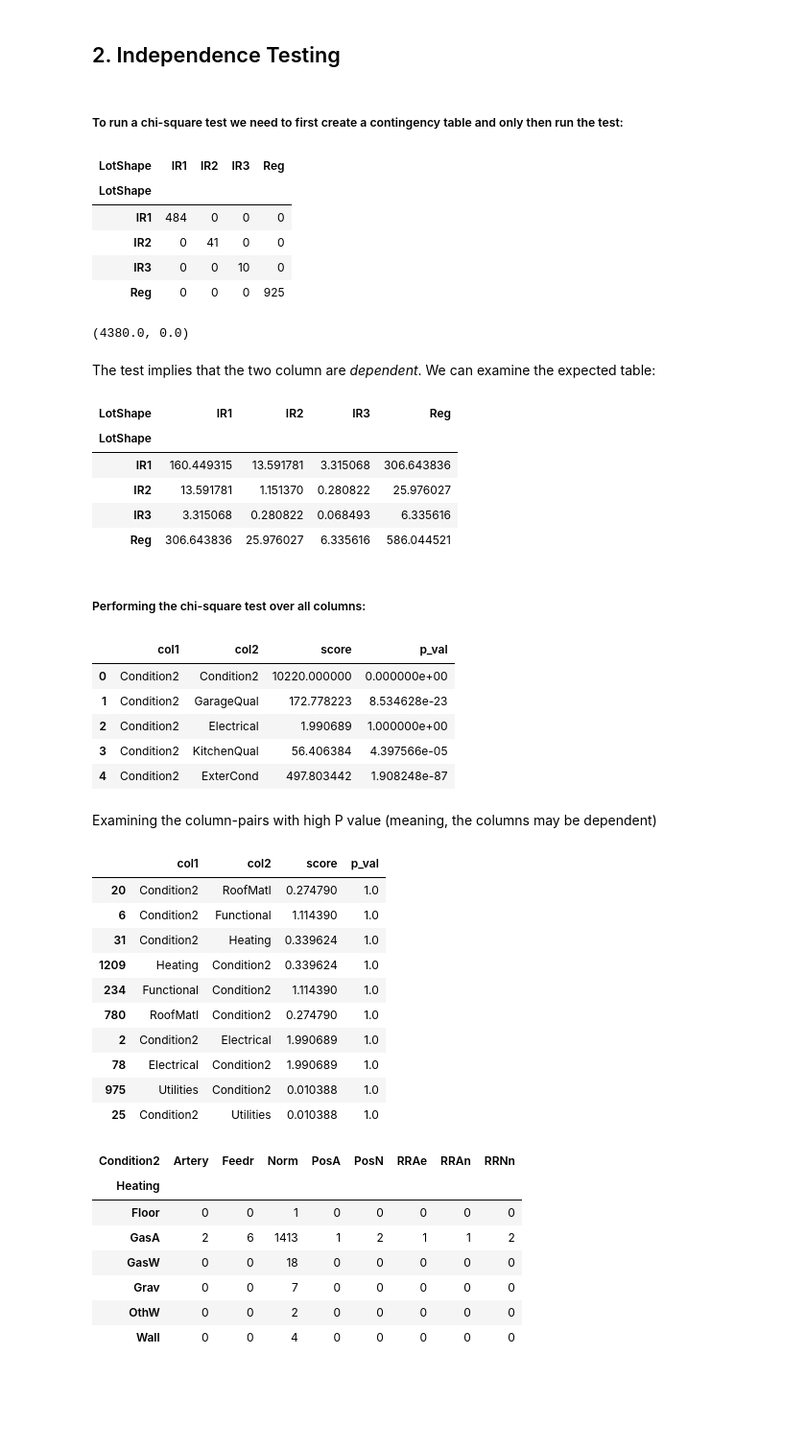
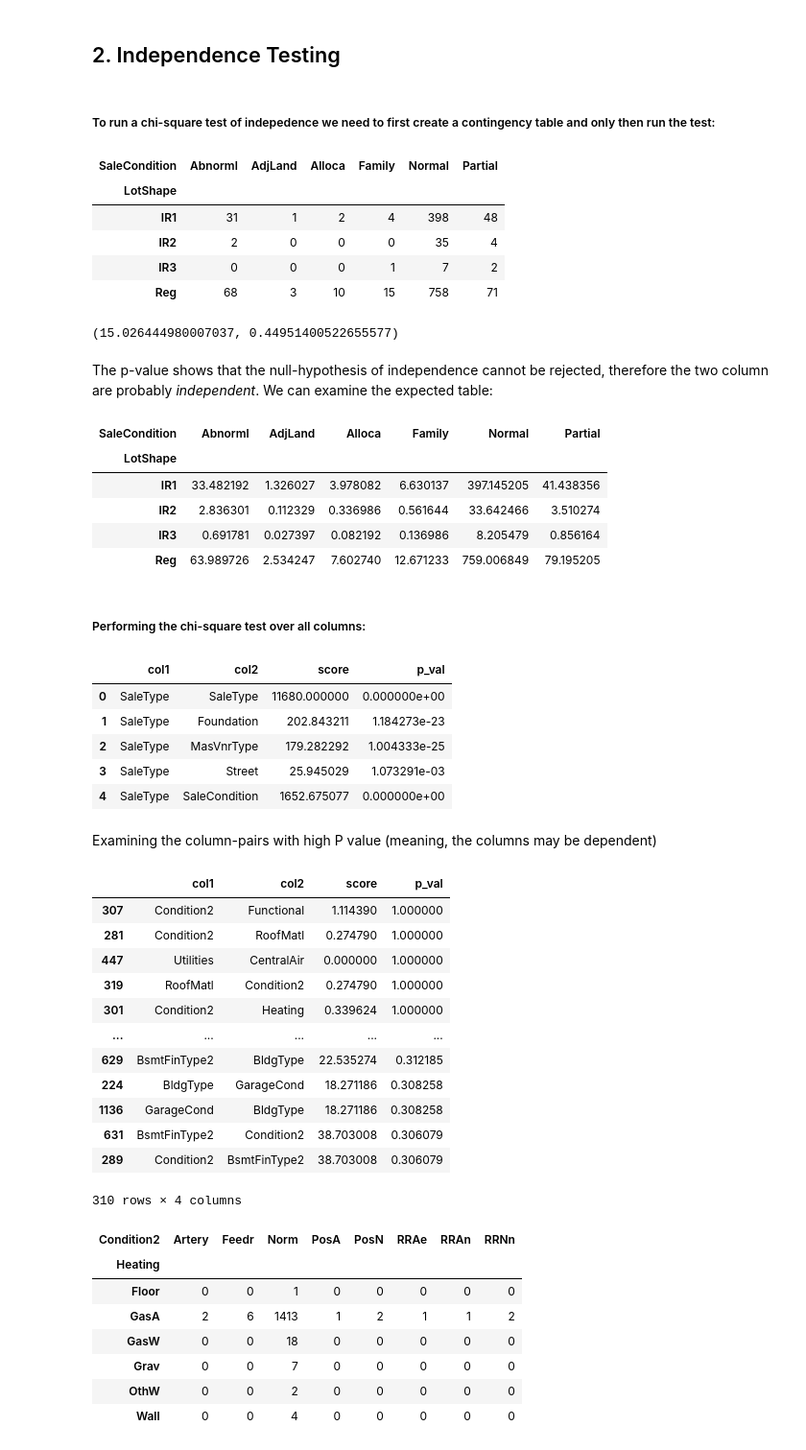
Before and after one commit to amitsomech/TDS-COURSE, a Jupyter notebook: 5. Correlations/Correlations.ipynb, the cells around one changed output. Shown at 96% size. Saved outputs shown, nothing was run; the diff lists cells and outputs as text; code cells hidden in the pictures; blank space fills up the shorter version.

```diff
--- a/5. Correlations/Correlations.ipynb
+++ b/5. Correlations/Correlations.ipynb
@@ -156,31 +199,32 @@ from scipy.stats import chisquare
 # %% [markdown]
-##### To run a chi-square test we need to first create a contingency table and only then run the test:
+##### To run a chi-square test of indepedence we need to first create a contingency table and only then run the test:
 # %%
-contingency_table = pd.crosstab(dtf.LotShape,dtf.LotShape)
+contingency_table = pd.crosstab(dtf.LotShape,dtf.SaleCondition)
 contingency_table
 # %% [output]
-| LotShape | IR1 | IR2 | IR3 | Reg |
-| LotShape |  |  |  |  |
-| IR1 | 484 | 0 | 0 | 0 |
-| IR2 | 0 | 41 | 0 | 0 |
-| IR3 | 0 | 0 | 10 | 0 |
-| Reg | 0 | 0 | 0 | 925 |
+| SaleCondition | Abnorml | AdjLand | Alloca | Family | Normal | Partial |
+| LotShape |  |  |  |  |  |  |
+| IR1 | 31 | 1 | 2 | 4 | 398 | 48 |
+| IR2 | 2 | 0 | 0 | 0 | 35 | 4 |
+| IR3 | 0 | 0 | 0 | 1 | 7 | 2 |
+| Reg | 68 | 3 | 10 | 15 | 758 | 71 |
 # %%
 c, p, dof, expected = stats.chi2_contingency(contingency_table)
 c,p
 # %% [output]
-(4380.0, 0.0)
+(15.026444980007037, 0.44951400522655577)
 # %% [markdown]
-The test implies that the two column are *dependent*. We can examine the expected table:
+The p-value shows that the null-hypothesis of independence cannot be rejected,
+therefore the two column are probably *independent*. We can examine the expected table:
 # %%
 pd.DataFrame(expected,columns=contingency_table.columns,index=contingency_table.index)
 # %% [output]
-| LotShape | IR1 | IR2 | IR3 | Reg |
-| LotShape |  |  |  |  |
-| IR1 | 160.449315 | 13.591781 | 3.315068 | 306.643836 |
-| IR2 | 13.591781 | 1.151370 | 0.280822 | 25.976027 |
-| IR3 | 3.315068 | 0.280822 | 0.068493 | 6.335616 |
-| Reg | 306.643836 | 25.976027 | 6.335616 | 586.044521 |
+| SaleCondition | Abnorml | AdjLand | Alloca | Family | Normal | Partial |
+| LotShape |  |  |  |  |  |  |
+| IR1 | 33.482192 | 1.326027 | 3.978082 | 6.630137 | 397.145205 | 41.438356 |
+| IR2 | 2.836301 | 0.112329 | 0.336986 | 0.561644 | 33.642466 | 3.510274 |
+| IR3 | 0.691781 | 0.027397 | 0.082192 | 0.136986 | 8.205479 | 0.856164 |
+| Reg | 63.989726 | 2.534247 | 7.602740 | 12.671233 | 759.006849 | 79.195205 |
 # %% [markdown]
 ##### Performing the chi-square test over all columns:
 # %%
@@ -199,27 +243,29 @@ chi_df= pd.DataFrame(chi_res)
 chi_df.head()
 # %% [output]
 |  | col1 | col2 | score | p_val |
-| 0 | Condition2 | Condition2 | 10220.000000 | 0.000000e+00 |
-| 1 | Condition2 | GarageQual | 172.778223 | 8.534628e-23 |
-| 2 | Condition2 | Electrical | 1.990689 | 1.000000e+00 |
-| 3 | Condition2 | KitchenQual | 56.406384 | 4.397566e-05 |
-| 4 | Condition2 | ExterCond | 497.803442 | 1.908248e-87 |
+| 0 | SaleType | SaleType | 11680.000000 | 0.000000e+00 |
+| 1 | SaleType | Foundation | 202.843211 | 1.184273e-23 |
+| 2 | SaleType | MasVnrType | 179.282292 | 1.004333e-25 |
+| 3 | SaleType | Street | 25.945029 | 1.073291e-03 |
+| 4 | SaleType | SaleCondition | 1652.675077 | 0.000000e+00 |
 # %% [markdown]
 Examining the column-pairs with high P value (meaning, the columns may be dependent)
 # %%
-chi_df[chi_df.p_val>0.3].sort_values('p_val',ascending=False).head(10)
+chi_df[chi_df.p_val>0.3].sort_values('p_val',ascending=False)
 # %% [output]
 |  | col1 | col2 | score | p_val |
-| 20 | Condition2 | RoofMatl | 0.274790 | 1.0 |
-| 6 | Condition2 | Functional | 1.114390 | 1.0 |
-| 31 | Condition2 | Heating | 0.339624 | 1.0 |
-| 1209 | Heating | Condition2 | 0.339624 | 1.0 |
-| 234 | Functional | Condition2 | 1.114390 | 1.0 |
-| 780 | RoofMatl | Condition2 | 0.274790 | 1.0 |
-| 2 | Condition2 | Electrical | 1.990689 | 1.0 |
-| 78 | Electrical | Condition2 | 1.990689 | 1.0 |
-| 975 | Utilities | Condition2 | 0.010388 | 1.0 |
-| 25 | Condition2 | Utilities | 0.010388 | 1.0 |
+| 307 | Condition2 | Functional | 1.114390 | 1.000000 |
+| 281 | Condition2 | RoofMatl | 0.274790 | 1.000000 |
+| 447 | Utilities | CentralAir | 0.000000 | 1.000000 |
+| 319 | RoofMatl | Condition2 | 0.274790 | 1.000000 |
+| 301 | Condition2 | Heating | 0.339624 | 1.000000 |
+| ... | ... | ... | ... | ... |
+| 629 | BsmtFinType2 | BldgType | 22.535274 | 0.312185 |
+| 224 | BldgType | GarageCond | 18.271186 | 0.308258 |
+| 1136 | GarageCond | BldgType | 18.271186 | 0.308258 |
+| 631 | BsmtFinType2 | Condition2 | 38.703008 | 0.306079 |
+| 289 | Condition2 | BsmtFinType2 | 38.703008 | 0.306079 |
+310 rows × 4 columns
 # %%
 col1 = 'Heating'
 col2 = 'Condition2'
```
Also changed, not shown: parts of 18 cells of this notebook.
